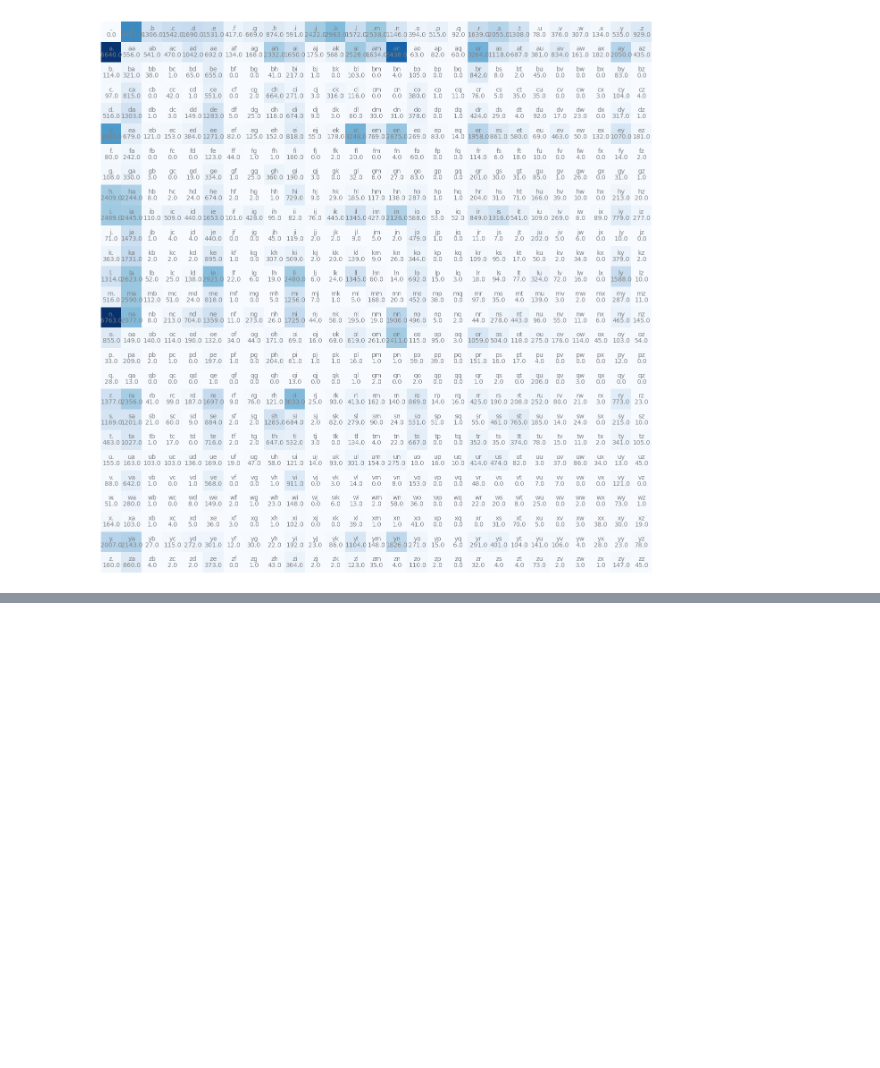
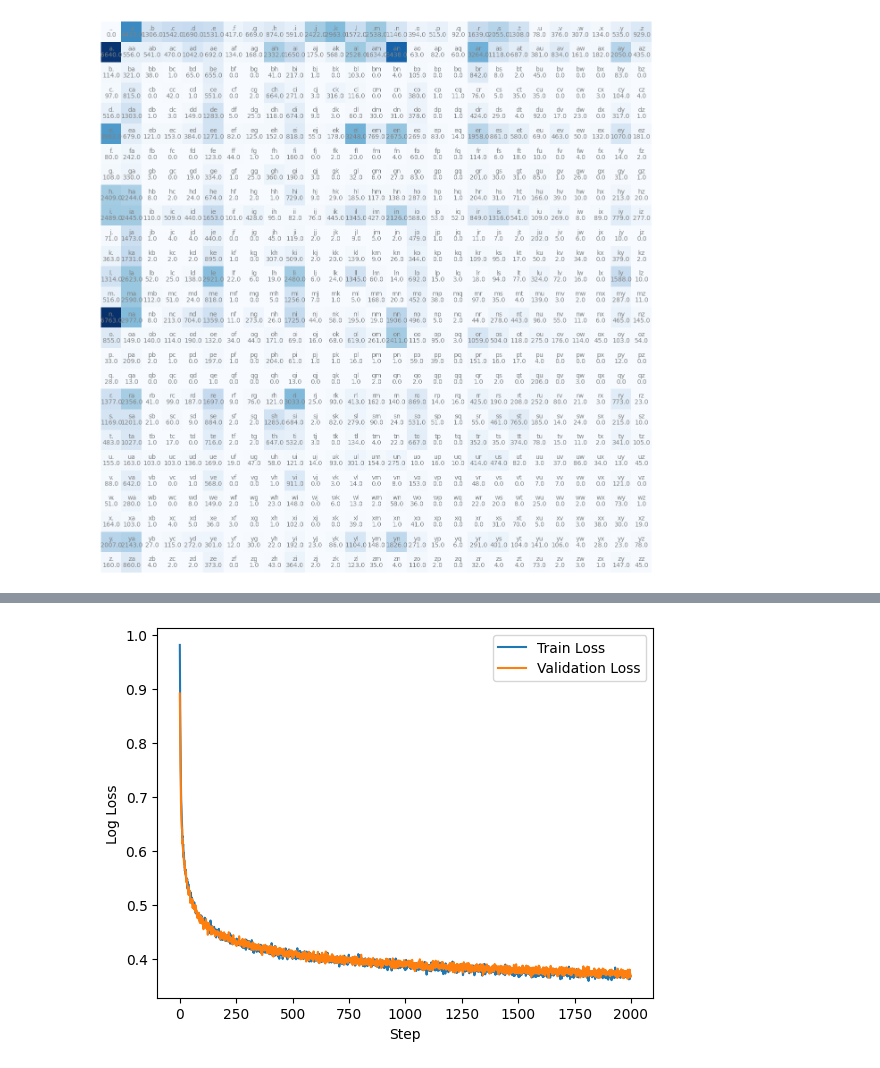
Before and after one commit to AminaManseur29/ensae-dl-2025, a Jupyter notebook: session-2/problem.ipynb, the cells around one changed output, grey strips where cells are left out. Saved outputs shown, nothing was run; the diff lists cells and outputs as text; code cells hidden in the pictures; blank space fills up the shorter version.

Commit message:
Ajout des exercices 3 et 4 : implémentation du modèle trigram et du Neural Probabilistic Language Model avec optimisation des hyperparamètres pour réduire les pertes d'entraînement et de validation.

```diff
--- a/session-2/problem.ipynb
+++ b/session-2/problem.ipynb
@@ -185,0 +218,6 @@ biainrwima
+# %%
+# Initialisation des poids du modèle
+# Pour chaque contexte de 2 caractères, on aura 2*27 entrées.
+g = torch.Generator().manual_seed(2147483647)
+W = torch.randn(2 * 27, 27, generator=g)
+W.requires_grad = True
@@ -225,12 +353,6 @@ b2 = torch.zeros(27)
 parameters = [C, W1, b1, W2, b2]
 for p in parameters:
     p.requires_grad = True
-# %%
-# init weights (use torch.nn.init)
-b1 = ???
-b2 = ???
-W1 = ???
-W2 = ???
 # %%
 stepi = []
 lossi = []
@@ -246,17 +365,19 @@ for i in range(2000):
     ix = torch.randint(0, X_train.shape[0], (batch_size,))
 
     # forward pass
-    emb = F.embedding(X_train[ix], C)
-    h = torch.tanh(W1@emb + b1) # hint: to flatten a tensor x, use x.view (-1, ...)
-    logits = torch.tanh(h@W2 + b2)
-    loss = F.nll_loss(logits, Y_train[ix])
+    emb = F.embedding(X_train[ix], C)   # (batch_size, block_size, 10)
+    emb = emb.view(-1, block_size*10)   # (batch_size, block_size*10)
+    h = torch.tanh(emb @ W1 + b1)       # (batch_size, emb_size)
+    logits = h @ W2 + b2    # (batch_size, vocab_size)
+    loss = F.cross_entropy(logits, Y_train[ix])
     # backward pass
     for p in parameters:
         p.grad = None
     loss.backward()
     # update
+    lr = 0.1
     for p in parameters:
-        p.data -= 0.01 * p.grad.data
+        p.data -= lr * p.grad.data
     stepi.append(i)
     lossi.append(loss.log10().item())
     print(i, loss)
@@ -272,0 +411,11 @@ plt.show()
+# %%
+# Initialisation des paramètres
+g = torch.Generator().manual_seed(2147483647)
+C = torch.randn(vocab_size, 10, generator=g)
+W1 = torch.rand(block_size*10, emb_size, generator=g)
+b1 = torch.zeros(emb_size)
+W2 = torch.rand(emb_size, vocab_size, generator=g)
+b2 = torch.zeros(1, vocab_size)
+parameters = [C, W1, b1, W2, b2]
+for p in parameters:
+    p.requires_grad = True
@@ -272,0 +489,10 @@ plt.show()
+# %%
+# Tracer la courbe de perte
+plt.plot(stepi, lossi, label='Train Loss')
+plt.plot(stepi, val_lossi, label='Validation Loss')
+plt.xlabel('Step')
+plt.ylabel('Log Loss')
+plt.legend()
+plt.show()
+# %% [output]
+[figure, added]
```
Also changed, not shown: parts of 31 cells of this notebook.
